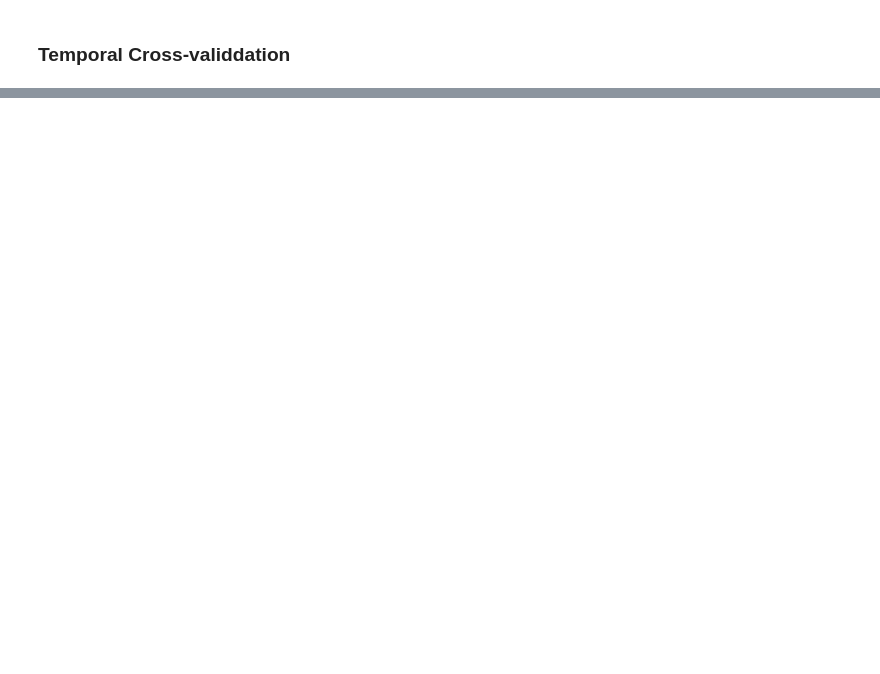
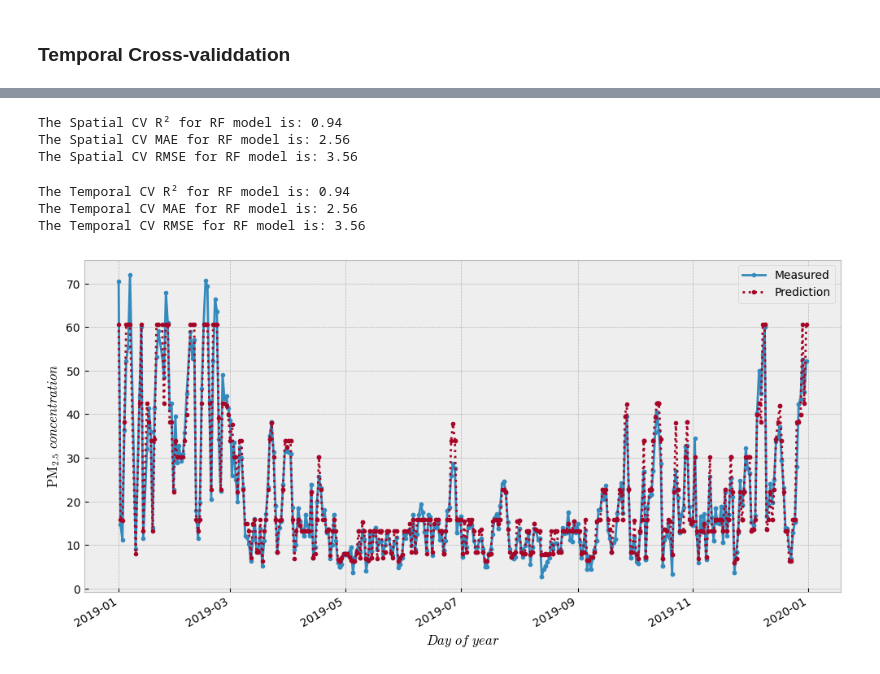
Before and after one commit to behzad89/Spatiotemporal_PM25_Milan_Model, a Jupyter notebook: notebooks/03_model_Development.ipynb, the cells around one changed output, grey strips where cells are left out. Drawn from its saved outputs; the diff is of its cells as text; code cells hidden in the pictures; blank space fills up the shorter version.

```diff
--- a/notebooks/03_model_Development.ipynb
+++ b/notebooks/03_model_Development.ipynb
@@ -170,0 +245,26 @@ print(f"The Temporal CV RMSE for RF model is: {rf_temporal_rmse:.2f}")
+# %%
+# set up the model
+rf = RandomForestRegressor(n_jobs=100,random_state=569)
+
+# determine the hyperparameter space
+param_grid = dict(
+    n_estimators=stats.randint(10, 120),
+    min_samples_split=stats.uniform(0, 1),
+    max_depth=stats.randint(1, 5),
+    max_features=('sqrt', 'log2', None)
+    )
+
+
+# set up the search
+final_model = RandomizedSearchCV(rf,
+                            param_grid,
+                            scoring='neg_root_mean_squared_error',
+                            cv=temporal_cvs.split(X_train, y_train, tmp_folds),
+                            n_iter = 60,
+                            random_state=10,
+                            n_jobs=15,
+                            refit=True)
+
+
+# find best hyperparameters
+final_model.fit(X_train, y_train)
@@ -170,0 +315,53 @@ print(f"The Temporal CV RMSE for RF model is: {rf_temporal_rmse:.2f}")
+# %%
+rf_cvsp_results = cross_validate(RandomForestRegressor(n_jobs=100,random_state=569,**final_model.best_params_), X_train, y_train, cv=sptial_cvs.split(X_train, y_train, sp_folds),
+                                 scoring= ["r2", "neg_root_mean_squared_error", "neg_mean_absolute_error"],
+                                 error_score='raise',
+                                 n_jobs = 10)
+
+rf_spatial_r2 = rf_cvsp_results["test_r2"].mean()
+rf_spatial_mae = np.abs(rf_cvsp_results["test_neg_mean_absolute_error"]).mean()
+rf_spatial_rmse = np.abs(rf_cvsp_results["test_neg_root_mean_squared_error"]).mean()
+
+print(f"The Spatial CV R² for RF model is: {rf_spatial_r2:.2f}")
+print(f"The Spatial CV MAE for RF model is: {rf_spatial_mae:.2f}")
+print(f"The Spatial CV RMSE for RF model is: {rf_spatial_rmse:.2f}")
+# %% [output]
+The Spatial CV R² for RF model is: 0.94
+The Spatial CV MAE for RF model is: 2.56
+The Spatial CV RMSE for RF model is: 3.56
+# %%
+rf_cvtmp_results = cross_validate(RandomForestRegressor(n_jobs=100,**final_model.best_params_),  X_train, y_train, cv=temporal_cvs.split(X_train, y_train, tmp_folds),
+                                  scoring= ["r2", "neg_root_mean_squared_error", "neg_mean_absolute_error"],
+                                  error_score='raise',
+                                  n_jobs=10)
+
+rf_temporal_r2 = rf_cvtmp_results["test_r2"].mean()
+rf_temporal_mae = np.abs(rf_cvtmp_results["test_neg_mean_absolute_error"]).mean()
+rf_temporal_rmse = np.abs(rf_cvtmp_results["test_neg_root_mean_squared_error"]).mean()
+
+print(f"The Temporal CV R² for RF model is: {rf_temporal_r2:.2f}")
+print(f"The Temporal CV MAE for RF model is: {rf_temporal_mae:.2f}")
+print(f"The Temporal CV RMSE for RF model is: {rf_temporal_rmse:.2f}")
+# %% [output]
+The Temporal CV R² for RF model is: 0.94
+The Temporal CV MAE for RF model is: 2.56
+The Temporal CV RMSE for RF model is: 3.56
+# %%
+station = test[(test.stn_ID == test.stn_ID.sample().values[0]) & (test.date >="01.01.2019") & (test.date <="31.12.2019")]
+# %%
+station.loc[:,"pm25_pred"] = final_model.predict(station[selected_FTs])
+# %%
+station.set_index("date",inplace=True)
+# %%
+fig, ax = plt.subplots(1,1 , figsize=(12, 6))
+station["pm25"].plot(marker=".")
+station["pm25_pred"].plot(linestyle=":",marker=".")
+
+plt.ylabel("$\\mathrm{PM}_{2.5}\ concentration$")
+ax.set_xlabel("$Day\ of\ year$")
+
+plt.legend(["Measured", "Prediction"])
+plt.savefig("../results/figures/temporal_prediction", dpi=300,bbox_inches="tight")
+plt.show()
+# %% [output]
+[figure, added]
```
Also changed, not shown: parts of 27 cells of this notebook, 3 other files.
